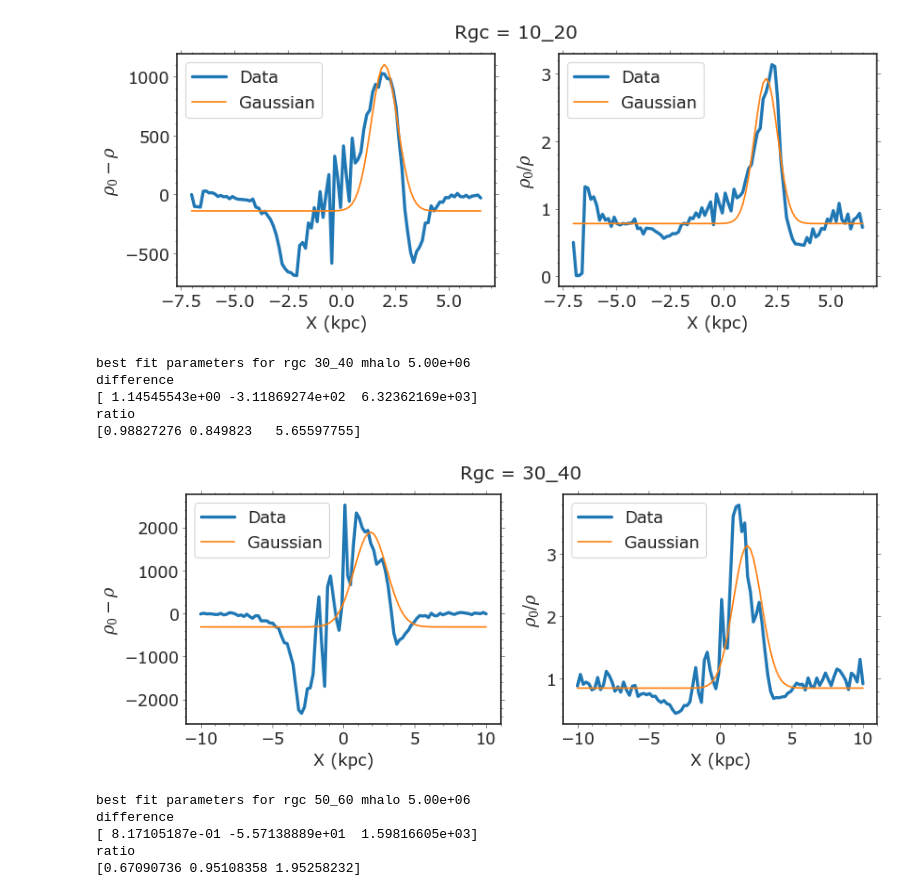
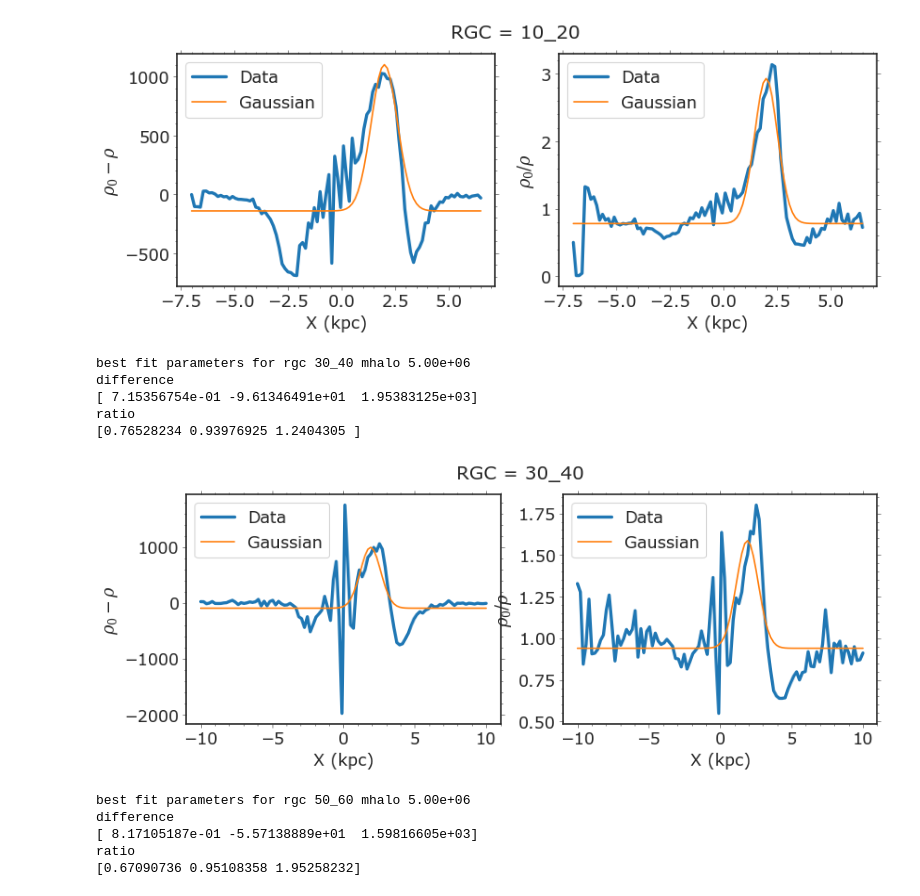
Before and after one commit to caganze/stellarstreams, a Jupyter notebook: notebooks/Poster Figures, Streams, Diagnostics.ipynb, the cells around one changed output. Saved outputs shown, nothing was run; the diff lists cells and outputs as text; code cells hidden in the pictures.

```diff
--- a/notebooks/Poster Figures, Streams, Diagnostics.ipynb
+++ b/notebooks/Poster Figures, Streams, Diagnostics.ipynb
@@ -283,12 +287,12 @@ no_self_grav_pal5_rgc50_60_mhalo2.00e+06_vhalo-50_distance_to_hit0.8
 # %%
 xgrid=np.linspace(-5, 6.5, 100)
-vhalo=-50
+vhalo=100
 distance_to_hit=0.5
 #compare and contrast
 
 fig,(ax, ax1)=plt.subplots(figsize=(12,4), ncols=2)
 
-_ =visualize_stream('10_20', [-5, 6.5], [2.5, 15], xgrid, -50, ax, ax1, offset=2, ratios=True)
+_ =visualize_stream('10_20', [-5, 6.5], [2.5, 15], xgrid, vhalo, ax, ax1, offset=2, ratios=True)
 
 ax.text(3.5, 11.5, " {:.0e} Msun".format(1e7) ,c='b', fontsize=12)
 ax.text(3.5, 9.5, " {:.0e} Msun".format(5e6) ,c='b', fontsize=12)
@@ -327,9 +332,9 @@ def gaussian_5060(x, var, c, a):
 
 FUNCS={'10_20': gaussian_1020, '30_40': gaussian_3040, '50_60': gaussian_5060}
 
-def find_gap_size(rgc, xgrid, plot=True, distance_to_hit=0.5, mhalo=5e6):
+def find_gap_size(rgc, xgrid, plot=True, distance_to_hit=0.5, mhalo=5e6, vhalo=-50, fname=None):
     #some parameters
-    vhalo=-50
+    #vhalo=-50
 
     func=FUNCS[rgc]
     #filename='pal5_rgc{}_mhalo{:.2e}_vhalo{:.0f}'.format(rgc, mhalo, vhalo)
@@ -381,6 +386,9 @@ def find_gap_size(rgc, xgrid, plot=True, distance_to_hit=0.5, mhalo=5e6):
         a.minorticks_on()
         a.legend()
 
-    fig.suptitle('Rgc = {}'.format(rgc), fontsize=18)
+    fig.suptitle('RGC = {}'.format(rgc), fontsize=18)
+
+    if fname is not None:
+        plt.savefig(fname, bbox_inches='tight')
 # %%
 xgrid=np.linspace(-7, 6.5, 100)
@@ -395,14 +403,14 @@ ratio
 # %%
 
 xgrid=np.linspace(-10, 10, 100)
-find_gap_size('30_40', xgrid, plot=True,distance_to_hit=0.7, mhalo=5e6)
+find_gap_size('30_40', xgrid, plot=True,distance_to_hit=0.7, vhalo=70, mhalo=5e6)
 # %% [output]
 best fit parameters for rgc 30_40 mhalo 5.00e+06
 difference
-[ 1.14545543e+00 -3.11869274e+02  6.32362169e+03]
+[ 7.15356754e-01 -9.61346491e+01  1.95383125e+03]
 ratio
-[0.98827276 0.849823   5.65597755]
+[0.76528234 0.93976925 1.2404305 ]
-[figure, old version]
+[figure, new version]
 # %%
 xgrid=np.linspace(17, 45, 80)
 find_gap_size('50_60', xgrid, plot=True,distance_to_hit=0.8, mhalo=5e6)
```
Also changed, not shown: parts of 13 cells of this notebook, 11 other files.
